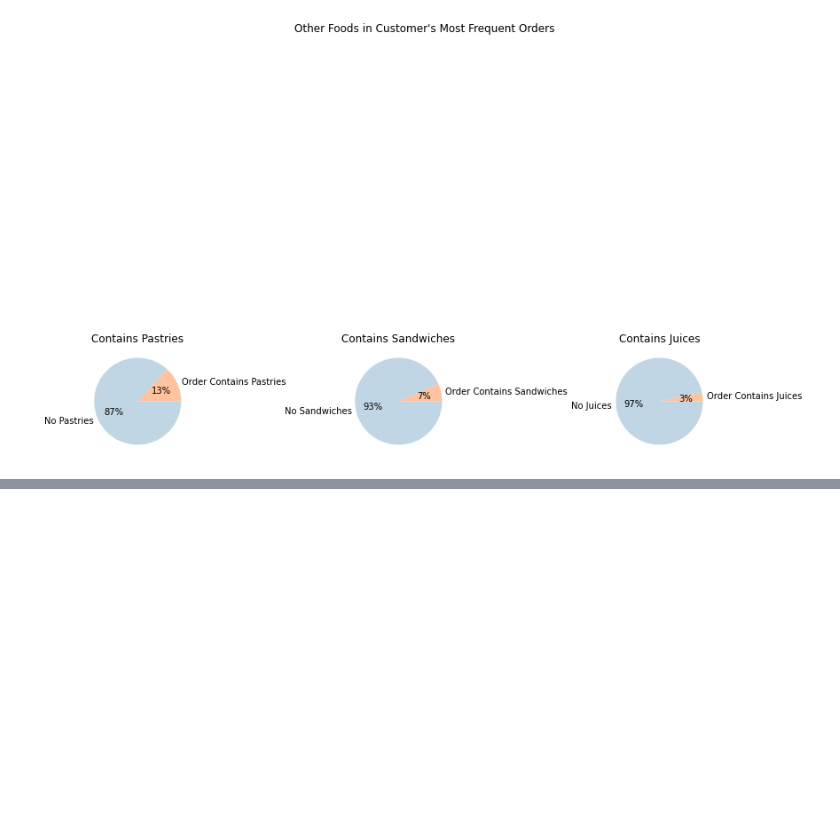
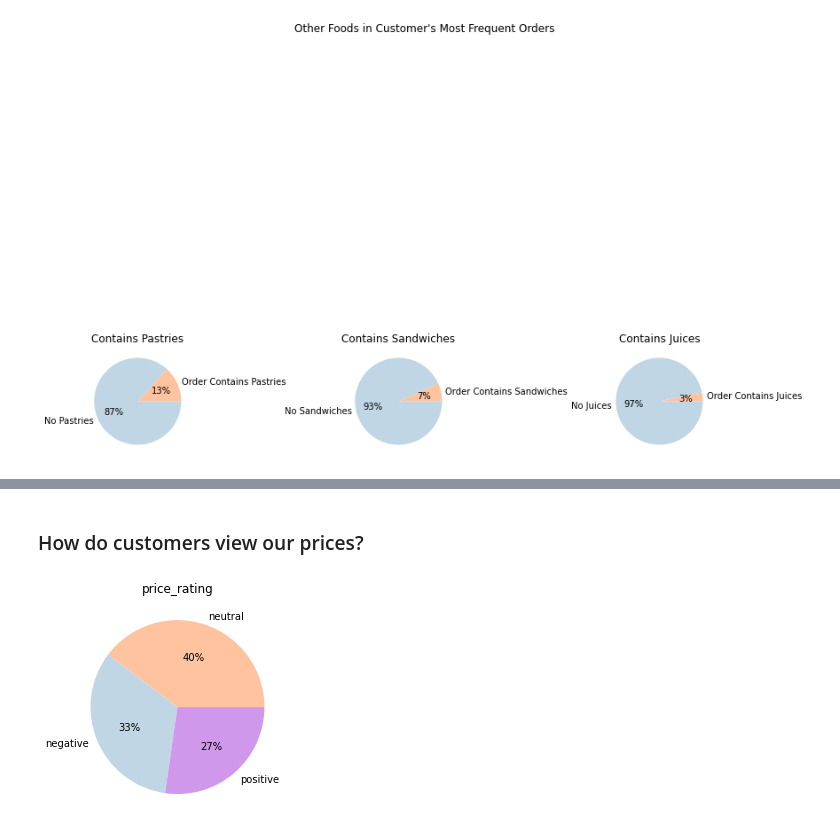
Before and after one commit to Johndsalas/Starbucks_Customer_Profiles, a Jupyter notebook: main.ipynb, the cells around one changed output, grey strips where cells are left out. Cells and saved outputs as stored; diff of their text form; code cells hidden in the pictures; blank space fills up the shorter version.

```diff
--- a/main.ipynb
+++ b/main.ipynb
@@ -273,0 +289,6 @@ e.omni_pie(df.gathering_likelyhood)
+# %% [markdown]
+### How do customers view our prices?
+# %%
+e.omni_pie(df.price_rating,"price_rating")
+# %% [output]
+[figure, added]
```
Also changed, not shown: parts of 14 cells of this notebook.
